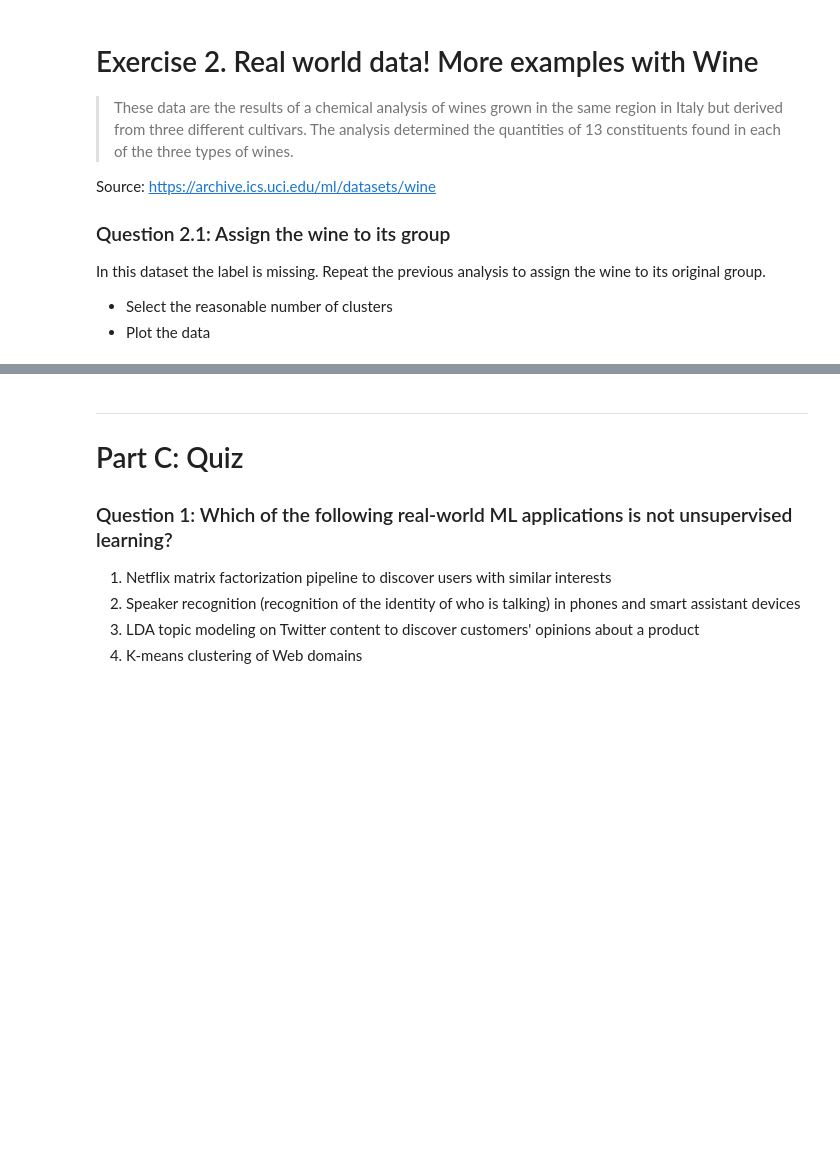
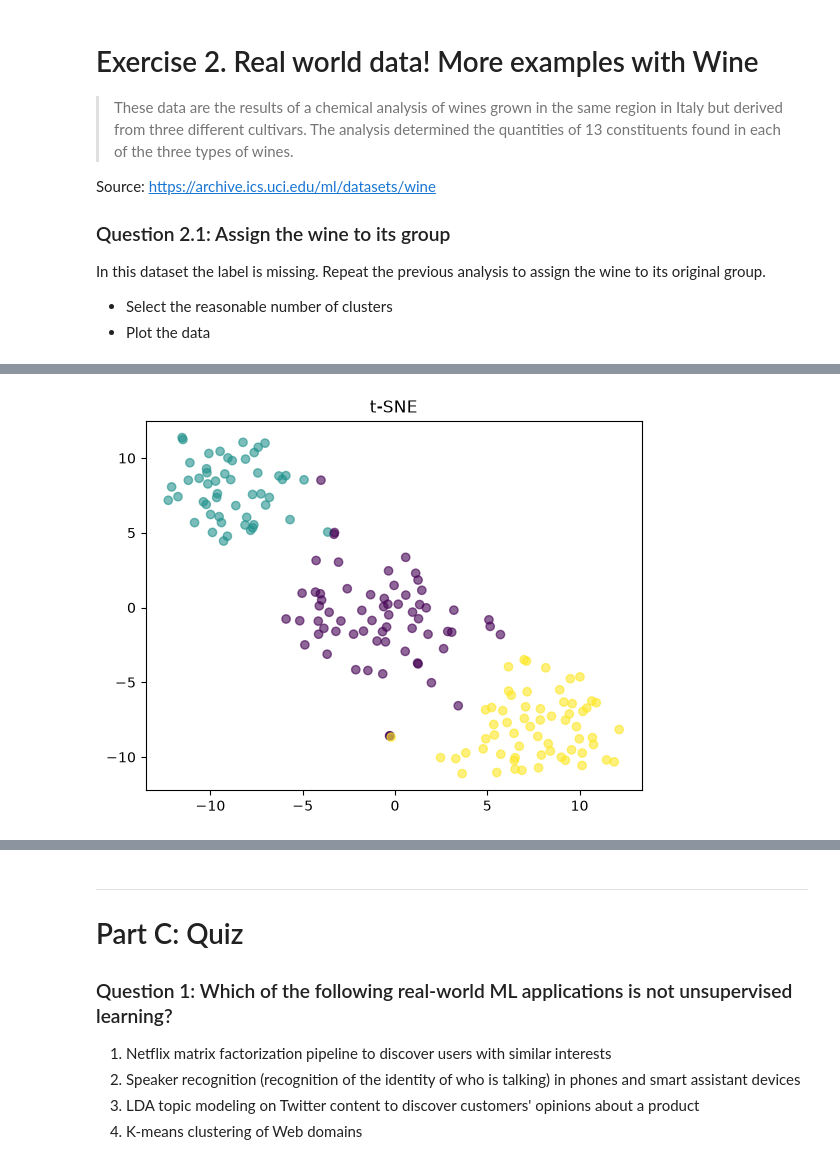
Before and after one commit to dimitripelgrin/ADA2026, a Jupyter notebook: Exercises/08 - Learning from data - Unsupervised learning/Unsupervised_Learning.ipynb, the cells around one changed output, grey strips where cells are left out. Saved outputs shown, nothing was run; the diff lists cells and outputs as text; code cells hidden in the pictures; blank space fills up the shorter version.

```diff
--- a/Exercises/08 - Learning from data - Unsupervised learning/Unsupervised_Learning.ipynb
+++ b/Exercises/08 - Learning from data - Unsupervised learning/Unsupervised_Learning.ipynb
@@ -454,0 +474,11 @@ wine.head()
+# %%
+wine_reduced_tsne = TSNE(n_components=2, random_state=0).fit_transform(wine_scaled)
+# Cluster the data in 3 groups
+labels = KMeans(n_clusters=3, random_state=0).fit_predict(wine_scaled)
+
+# Plot the data reduced in 2d space with t-SNE
+plt.scatter(wine_reduced_tsne[:,0], wine_reduced_tsne[:,1], c=labels, alpha=0.6)
+plt.title("t-SNE")
+plt.show()
+# %% [output]
+[figure, added]
```
Also changed, not shown: parts of 7 cells of this notebook.
